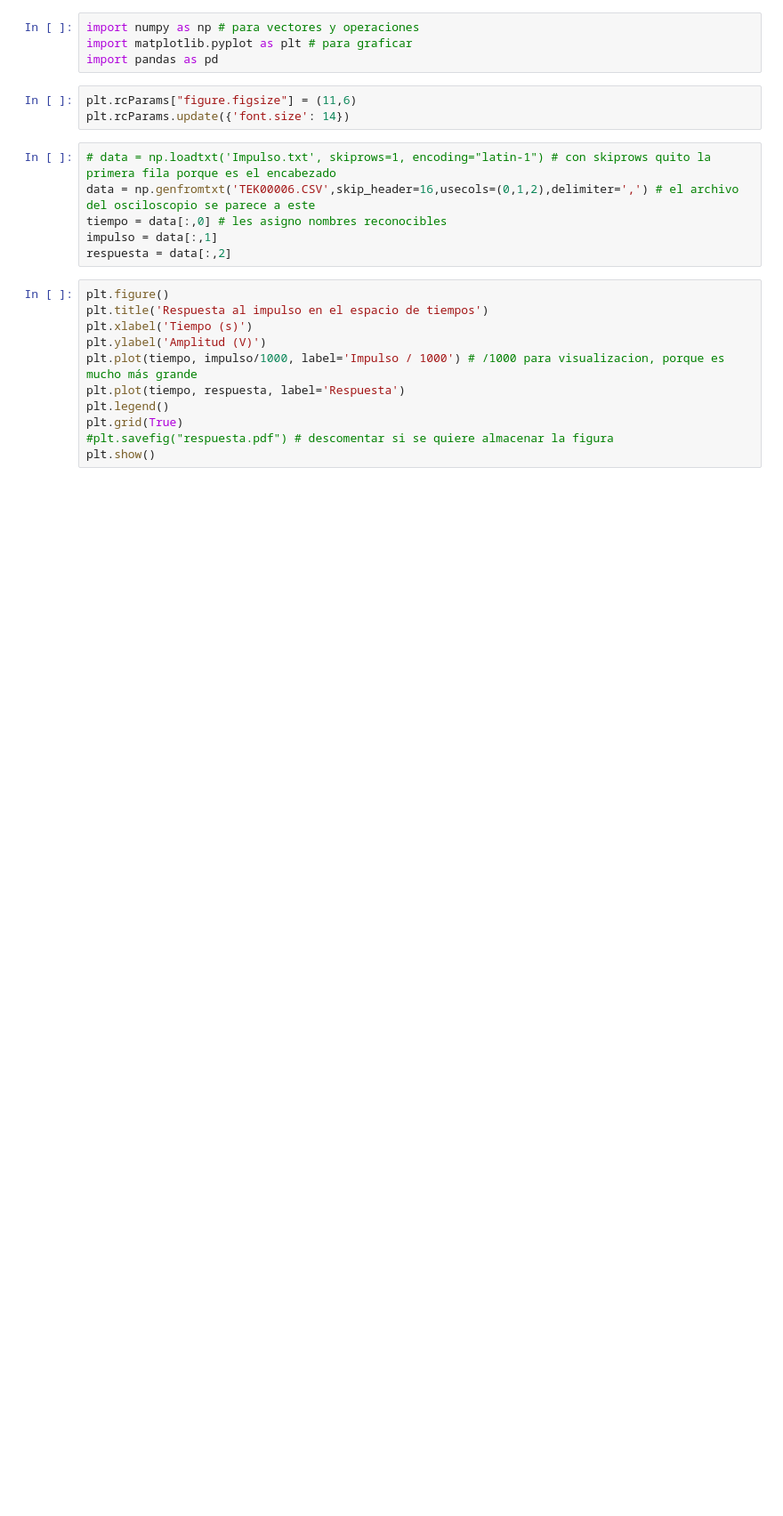
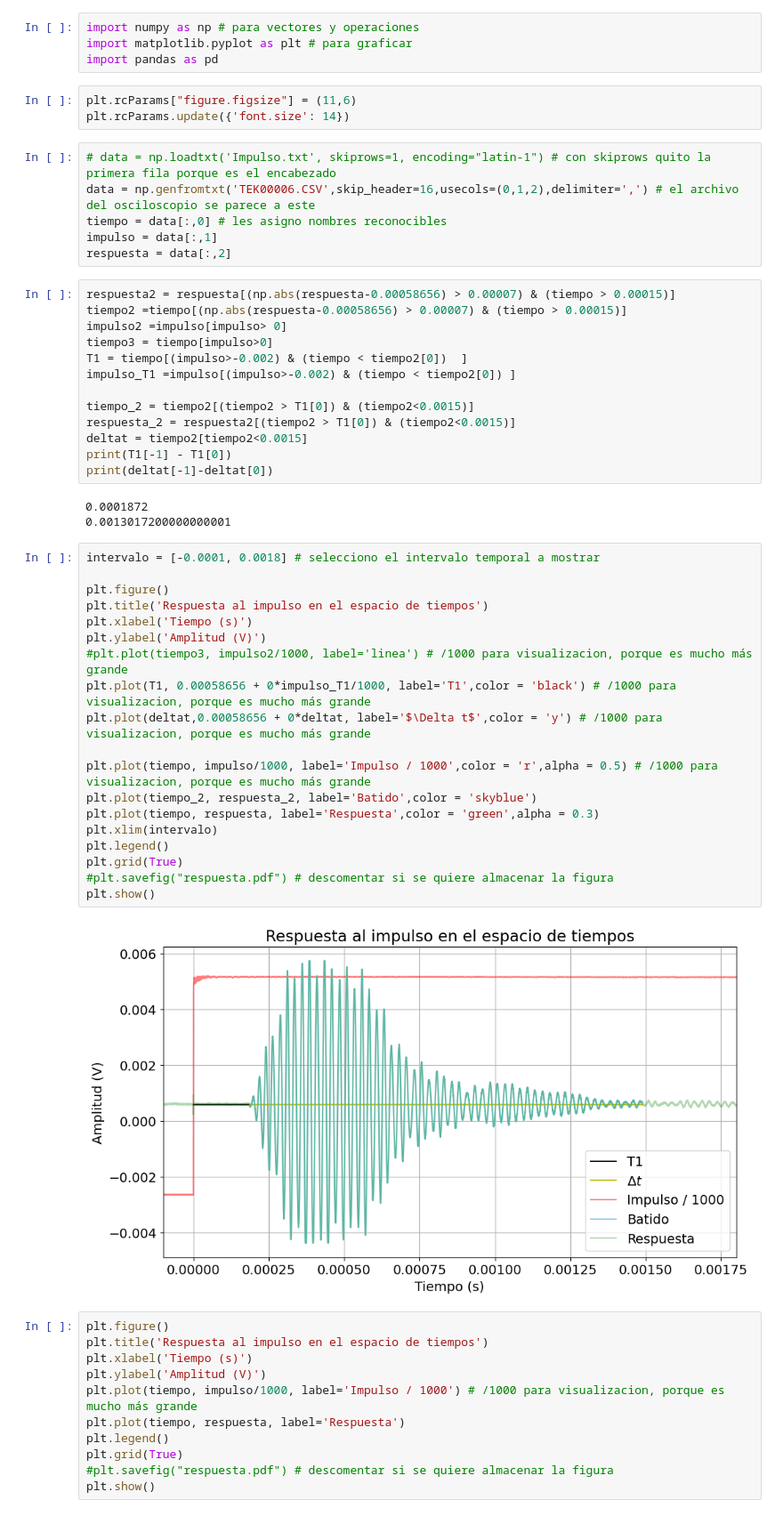
Before and after one commit to juanqwerty773/labo-2, a Jupyter notebook: Codigo/Reconstrucción_onda_cuadrada,_Pulso_y_Transformada_de_Fourier.ipynb, the cells around one changed output. Shown: that part at 89% size. Saved outputs shown, nothing was run; the diff lists cells and outputs as text; blank space fills up the shorter version.

```diff
--- a/Codigo/Reconstrucción_onda_cuadrada,_Pulso_y_Transformada_de_Fourier.ipynb
+++ b/Codigo/Reconstrucción_onda_cuadrada,_Pulso_y_Transformada_de_Fourier.ipynb
@@ -13,6 +13,43 @@ data = np.genfromtxt('TEK00006.CSV',skip_header=16,usecols=(0,1,2),delimiter=','
 tiempo = data[:,0] # les asigno nombres reconocibles
 impulso = data[:,1]
 respuesta = data[:,2]
+# %%
+respuesta2 = respuesta[(np.abs(respuesta-0.00058656) > 0.00007) & (tiempo > 0.00015)]
+tiempo2 =tiempo[(np.abs(respuesta-0.00058656) > 0.00007) & (tiempo > 0.00015)]
+impulso2 =impulso[impulso> 0]
+tiempo3 = tiempo[impulso>0]
+T1 = tiempo[(impulso>-0.002) & (tiempo < tiempo2[0])  ]
+impulso_T1 =impulso[(impulso>-0.002) & (tiempo < tiempo2[0]) ]
+
+tiempo_2 = tiempo2[(tiempo2 > T1[0]) & (tiempo2<0.0015)]
+respuesta_2 = respuesta2[(tiempo2 > T1[0]) & (tiempo2<0.0015)]
+deltat = tiempo2[tiempo2<0.0015]
+print(T1[-1] - T1[0])
+print(deltat[-1]-deltat[0])
+# %% [output]
+0.0001872
+0.0013017200000000001
+# %%
+intervalo = [-0.0001, 0.0018] # selecciono el intervalo temporal a mostrar
+
+plt.figure()
+plt.title('Respuesta al impulso en el espacio de tiempos')
+plt.xlabel('Tiempo (s)')
+plt.ylabel('Amplitud (V)')
+#plt.plot(tiempo3, impulso2/1000, label='linea') # /1000 para visualizacion, porque es mucho más grande
+plt.plot(T1, 0.00058656 + 0*impulso_T1/1000, label='T1',color = 'black') # /1000 para visualizacion, porque es mucho más grande
+plt.plot(deltat,0.00058656 + 0*deltat, label='$\Delta t$',color = 'y') # /1000 para visualizacion, porque es mucho más grande
+
+plt.plot(tiempo, impulso/1000, label='Impulso / 1000',color = 'r',alpha = 0.5) # /1000 para visualizacion, porque es mucho más grande
+plt.plot(tiempo_2, respuesta_2, label='Batido',color = 'skyblue')
+plt.plot(tiempo, respuesta, label='Respuesta',color = 'green',alpha = 0.3)
+plt.xlim(intervalo)
+plt.legend()
+plt.grid(True)
+#plt.savefig("respuesta.pdf") # descomentar si se quiere almacenar la figura
+plt.show()
+# %% [output]
+[figure, added]
 # %%
 plt.figure()
 plt.title('Respuesta al impulso en el espacio de tiempos')
```
Also changed, not shown: parts of 1 cell of this notebook.
